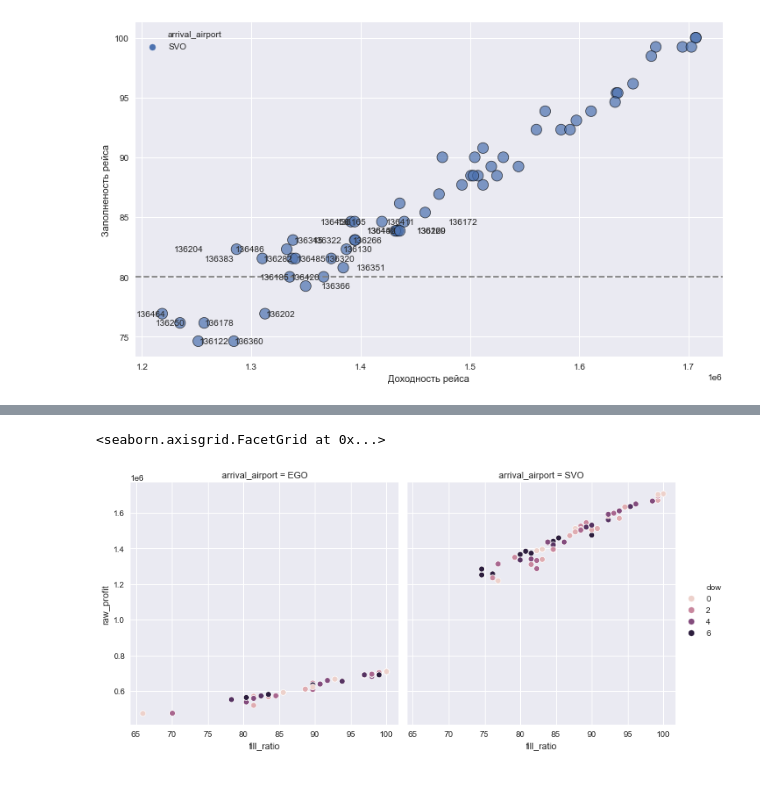
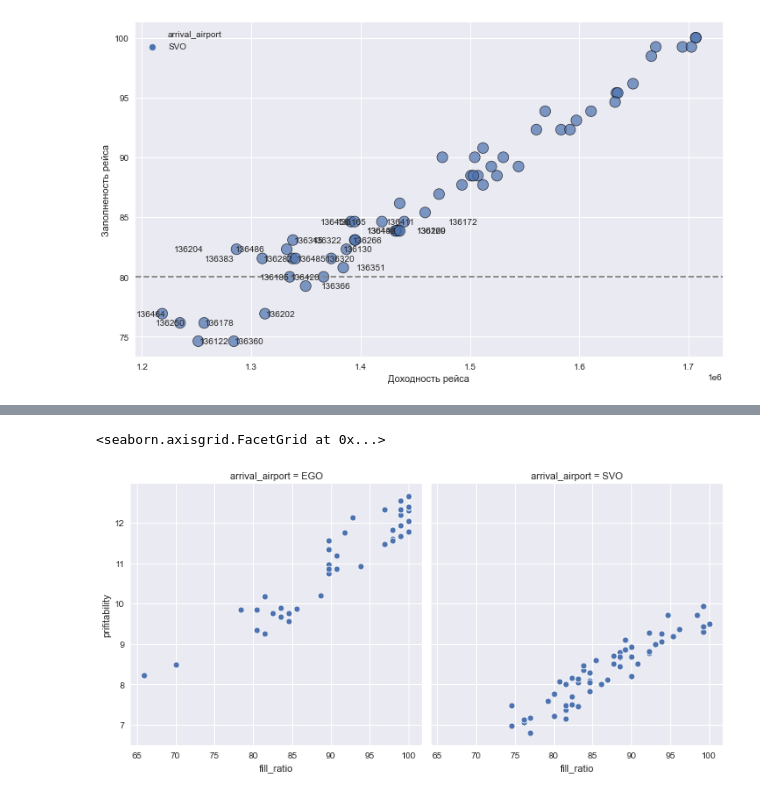
Before and after one commit to al-gas/SkillFactory, a Jupyter notebook: module_4/module_4.ipynb, the cells around one changed output, grey strips where cells are left out. Saved outputs shown, nothing was run; the diff lists cells and outputs as text; code cells hidden in the pictures.

```diff
--- a/module_4/module_4.ipynb
+++ b/module_4/module_4.ipynb
@@ -321,26 +326,2 @@ plt.show()
 # %% [output]
 [figure]
-# %%
-y = df_ego['fill_ratio']
-z = df_ego['raw_profit']
-n = df_ego['flight_id']
-fig, ax = plt.subplots()
-p1 = sns.scatterplot(x=z,
-                     y=y,
-                     data=df_ego,
-                     hue='arrival_airport',
-                     s=150,
-                     alpha=0.7,
-                     edgecolor='k')
-p1.axhline(80, c=(.5, .5, .5), ls='--')
-texts = list()
-for i in n.index:
-    if y[i] < 85:
-        texts.append(ax.text(z[i], y[i], n.loc[i]))
-adjust_text(texts,
-            ax=ax,
-            only_move=dict(points='x', text='x', objects='x'),
-            autoalign='x')
-p1.set(ylabel='Заполненость рейса', xlabel='Доходность рейса')
-plt.rcParams['figure.figsize']=(12,7)
-plt.show()
@@ -349,9 +334,10 @@ plt.show()
 # %%
+flights['prifitability'] = round(flights.raw_profit / flights.fuel_cost, 2)
 sns.relplot(
-    data=flights, x="fill_ratio", y="raw_profit",
-    col="arrival_airport", hue="dow",
+    data=flights, x="fill_ratio", y="prifitability",
+    col="arrival_airport", #hue="dow",
     kind="scatter"
 )
 # %% [output]
 <seaborn.axisgrid.FacetGrid at 0x...>
-[figure, old version]
+[figure, new version]
```
Also changed, not shown: parts of 6 cells of this notebook.
